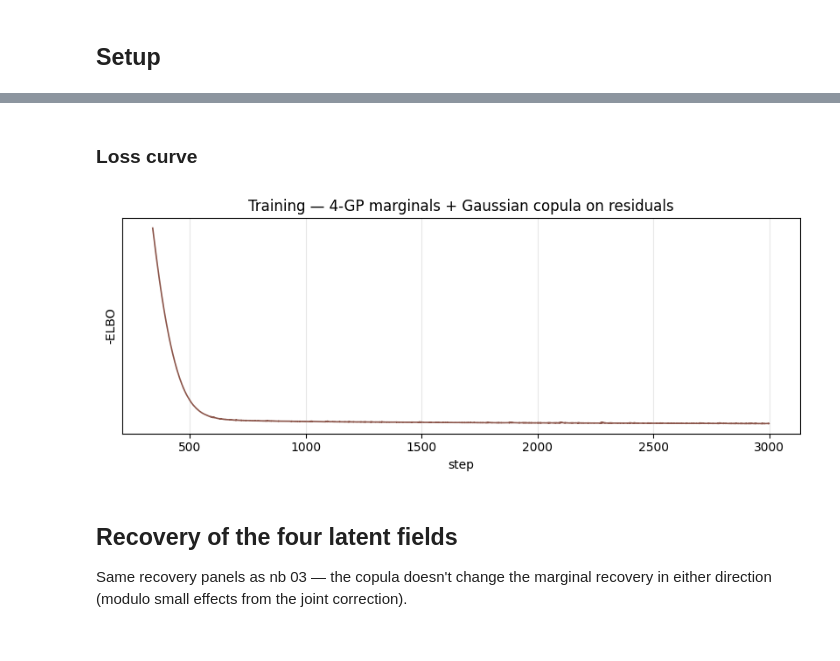
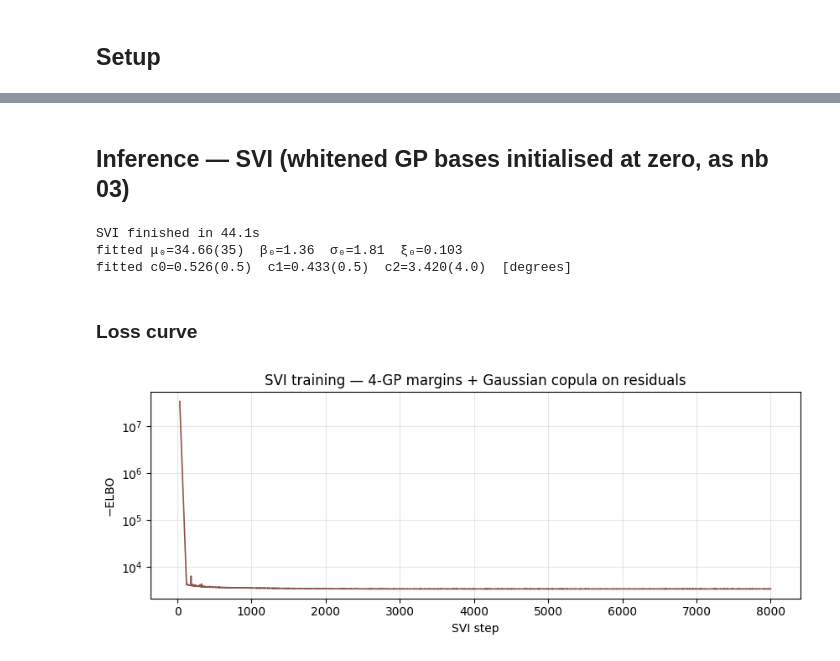
Before and after one commit to jejjohnson/research_notebook, a Jupyter notebook: projects/gaussian_processes/notebooks/13_applied/spatial_extremes/04_spain_copula.ipynb, the cells around one changed output, grey strips where cells are left out. Drawn from its saved outputs; the diff is of its cells as text; code cells hidden in the pictures.

```diff
--- a/projects/gaussian_processes/notebooks/13_applied/spatial_extremes/04_spain_copula.ipynb
+++ b/projects/gaussian_processes/notebooks/13_applied/spatial_extremes/04_spain_copula.ipynb
@@ -662,17 +287,48 @@ fitted c2           = 3.729    (truth 4.000)  [degrees]
+# %% [markdown]
+## Inference — SVI (whitened GP bases initialised at zero, as nb 03)
+# %%
+zeros_S = jnp.zeros(S)
+guide = autoguide.AutoNormal(
+    model,
+    init_loc_fn=init_to_value(values={
+        "mu_s_u": zeros_S, "beta_tilde_u": zeros_S, "sig_r_u": zeros_S, "xi_r_u": zeros_S,
+        "mu0": Y_MEAN, "beta0": 1.0, "logsig0": float(jnp.log(1.8)), "xi0": 0.1,
+        "c0": 0.5, "c1": 1.0, "c2": 2.0,
+    }),
+)
+optimizer = numpyro.optim.optax_to_numpyro(
+    optax.chain(optax.zero_nans(), optax.clip_by_global_norm(10.0), optax.adam(3e-3))
+)
+svi = SVI(model, guide, optimizer, Trace_ELBO())
+
+t0 = time.time()
+svi_result = svi.run(jr.PRNGKey(0), 8000, stations, D_mat, d_vec, y_obs, progress_bar=False)
+losses = np.asarray(svi_result.losses)
+post = Predictive(model, guide=guide, params=svi_result.params, num_samples=600)(
+    jr.PRNGKey(3), stations, D_mat, d_vec
+)
+lat = guide.sample_posterior(jr.PRNGKey(4), svi_result.params, sample_shape=(600,))
+print(f"SVI finished in {time.time() - t0:.1f}s")
+
+c0_fit, c1_fit, c2_fit = float(lat["c0"].mean()), float(lat["c1"].mean()), float(lat["c2"].mean())
+print(f"fitted μ₀={float(lat['mu0'].mean()):.2f}(35)  β₀={float(lat['beta0'].mean()):.2f}  "
+      f"σ₀={float(jnp.exp(lat['logsig0'].mean())):.2f}  ξ₀={float(lat['xi0'].mean()):.3f}")
+print(f"fitted c0={c0_fit:.3f}(0.5)  c1={c1_fit:.3f}(0.5)  c2={c2_fit:.3f}(4.0)  [degrees]")
+# %% [output]
+SVI finished in 44.1s
+fitted μ₀=34.66(35)  β₀=1.36  σ₀=1.81  ξ₀=0.103
+fitted c0=0.526(0.5)  c1=0.433(0.5)  c2=3.420(4.0)  [degrees]
 # %% [markdown]
 ### Loss curve
 # %%
 fig, ax = plt.subplots(figsize=(10, 3.2))
-ax.plot(losses, "C5-", lw=1.2)
-ax.set_xlabel("step")
-ax.set_ylabel("-ELBO")
+finite = np.isfinite(losses)
+ax.plot(np.arange(len(losses))[finite], losses[finite], "C5-", lw=1.2)
+ax.set_xlabel("SVI step")
+ax.set_ylabel("−ELBO")
 ax.set_yscale("symlog", linthresh=100.0)
-ax.set_title("Training — 4-GP marginals + Gaussian copula on residuals")
+ax.set_title("SVI training — 4-GP margins + Gaussian copula on residuals")
 ax.grid(alpha=0.3, which="both")
 plt.show()
 # %% [output]
-[figure, old version]
+[figure, new version]
-# %% [markdown]
-## Recovery of the four latent fields
-
-Same recovery panels as nb 03 — the copula doesn't change the marginal recovery in either direction (modulo small effects from the joint correction).
```
Also changed, not shown: parts of 53 cells of this notebook.
